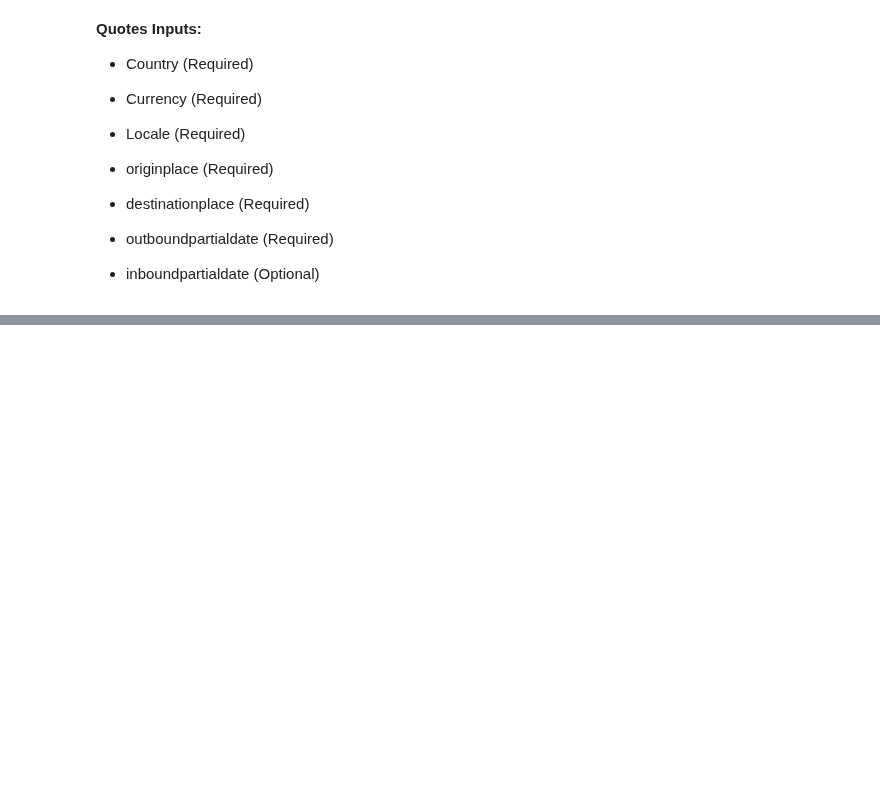
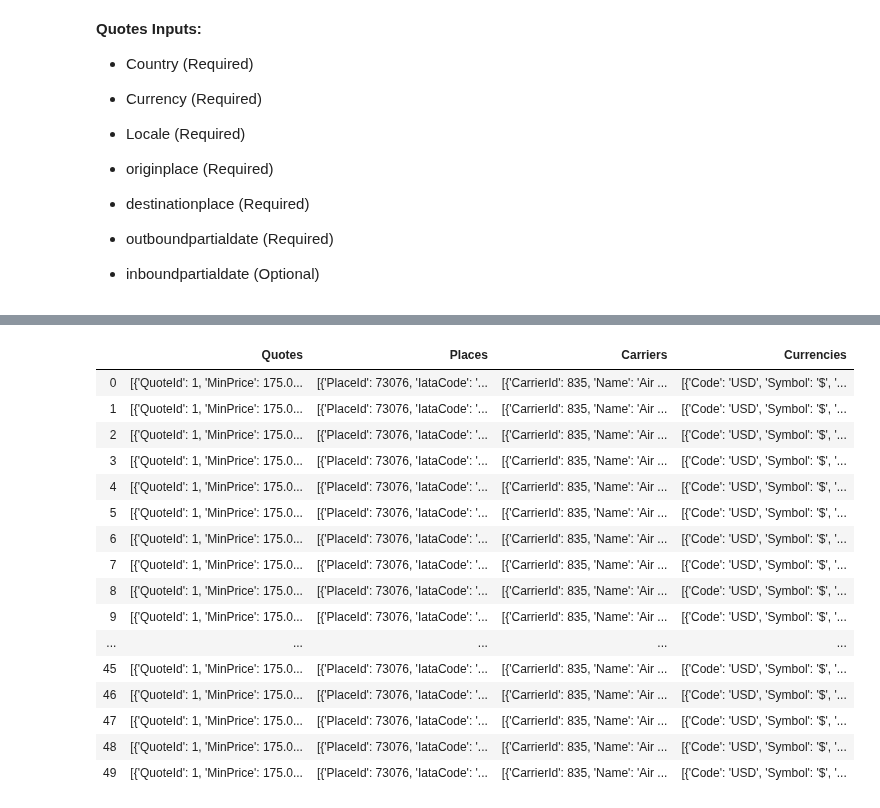
Before and after one commit to chriskuz/ga_capstone, a Jupyter notebook: code/plane_price_data_scrape.ipynb, the cells around one changed output, grey strips where cells are left out. Cells and saved outputs as stored; diff of their text form; code cells hidden in the pictures; blank space fills up the shorter version.

```diff
--- a/code/plane_price_data_scrape.ipynb
+++ b/code/plane_price_data_scrape.ipynb
@@ -174,0 +185,38 @@ print(response.text)
+# %%
+def get_prices(country, currency, locale, flight_data):
+    start_time = time.time() #epoch start time
+    output_list = []
+    count = 0
+
+
+    for k in range(len(flight_data['origin'])):
+        url = f"https://skyscanner-skyscanner-flight-search-v1.p.rapidapi.com/apiservices/browsequotes/v1.0/{country}/{currency}/{locale}/{flight_data.loc[k,'origin_IATA']}-sky/{flight_data.loc[k, 'destination_IATA']}-sky/{flight_data.loc[k, 'future_departures']}"
+
+        querystring = {"inboundpartialdate":"anytime"}
+
+        headers = {
+            'x-rapidapi-host': host_name,
+            'x-rapidapi-key': apiKey
+        }
+
+        response = requests.get(url = url, headers=headers, params=querystring)
+        print(f"Getting the data for: (Origin: {flight_data.loc[k,'origin_IATA']}), (Destination: {flight_data.loc[k, 'destination_IATA']}), (For Date: {flight_data.loc[k, 'future_departures']}) ")
+        json_response = response.json()
+        output_list.append(json_response)
+        count = count + 1
+        if count <= 48:
+            continue
+        else:
+            print("Approaching request limit. Sleeping for 60 seconds....")
+            print(f"The request count index you are at is: {k}")
+            print(f"The size of the data file you are requesting off of is: {len(flight_data)} ")
+            print(f"This search is {(k/len(flight_data)) * 100} percent complete.")
+            print(f"Elapsed time is: {time.time() - start_time} seconds.")
+            time.sleep(60)
+            print("Conducting another request batch.")
+
+            count = 0
+    print(f"Elapsed time of process is: {time.time() - start_time}")
+    print(f"The start time was: {start_time}")
+    print(f"The end time is: {time.time()}")
+    return pd.DataFrame(output_list)
@@ -174,0 +249,2 @@ print(response.text)
+# %%
+test_list = get_prices('US', 'USD', 'en-US', flight_schedules)
@@ -175,3 +269,25 @@ print(response.text)
+# %%
+test_df = pd.DataFrame(test_list)
+# %%
+test_df
+# %% [output]
+|  | Quotes | Places | Carriers | Currencies |
+| 0 | [{'QuoteId': 1, 'MinPrice': 175.0... | [{'PlaceId': 73076, 'IataCode': '... | [{'CarrierId': 835, 'Name': 'Air ... | [{'Code': 'USD', 'Symbol': '$', '... |
+| 1 | [{'QuoteId': 1, 'MinPrice': 175.0... | [{'PlaceId': 73076, 'IataCode': '... | [{'CarrierId': 835, 'Name': 'Air ... | [{'Code': 'USD', 'Symbol': '$', '... |
+| 2 | [{'QuoteId': 1, 'MinPrice': 175.0... | [{'PlaceId': 73076, 'IataCode': '... | [{'CarrierId': 835, 'Name': 'Air ... | [{'Code': 'USD', 'Symbol': '$', '... |
+| 3 | [{'QuoteId': 1, 'MinPrice': 175.0... | [{'PlaceId': 73076, 'IataCode': '... | [{'CarrierId': 835, 'Name': 'Air ... | [{'Code': 'USD', 'Symbol': '$', '... |
+| 4 | [{'QuoteId': 1, 'MinPrice': 175.0... | [{'PlaceId': 73076, 'IataCode': '... | [{'CarrierId': 835, 'Name': 'Air ... | [{'Code': 'USD', 'Symbol': '$', '... |
+| 5 | [{'QuoteId': 1, 'MinPrice': 175.0... | [{'PlaceId': 73076, 'IataCode': '... | [{'CarrierId': 835, 'Name': 'Air ... | [{'Code': 'USD', 'Symbol': '$', '... |
+| 6 | [{'QuoteId': 1, 'MinPrice': 175.0... | [{'PlaceId': 73076, 'IataCode': '... | [{'CarrierId': 835, 'Name': 'Air ... | [{'Code': 'USD', 'Symbol': '$', '... |
+| 7 | [{'QuoteId': 1, 'MinPrice': 175.0... | [{'PlaceId': 73076, 'IataCode': '... | [{'CarrierId': 835, 'Name': 'Air ... | [{'Code': 'USD', 'Symbol': '$', '... |
+| 8 | [{'QuoteId': 1, 'MinPrice': 175.0... | [{'PlaceId': 73076, 'IataCode': '... | [{'CarrierId': 835, 'Name': 'Air ... | [{'Code': 'USD', 'Symbol': '$', '... |
+| 9 | [{'QuoteId': 1, 'MinPrice': 175.0... | [{'PlaceId': 73076, 'IataCode': '... | [{'CarrierId': 835, 'Name': 'Air ... | [{'Code': 'USD', 'Symbol': '$', '... |
+| ... | ... | ... | ... | ... |
+| 45 | [{'QuoteId': 1, 'MinPrice': 175.0... | [{'PlaceId': 73076, 'IataCode': '... | [{'CarrierId': 835, 'Name': 'Air ... | [{'Code': 'USD', 'Symbol': '$', '... |
+| 46 | [{'QuoteId': 1, 'MinPrice': 175.0... | [{'PlaceId': 73076, 'IataCode': '... | [{'CarrierId': 835, 'Name': 'Air ... | [{'Code': 'USD', 'Symbol': '$', '... |
+| 47 | [{'QuoteId': 1, 'MinPrice': 175.0... | [{'PlaceId': 73076, 'IataCode': '... | [{'CarrierId': 835, 'Name': 'Air ... | [{'Code': 'USD', 'Symbol': '$', '... |
+| 48 | [{'QuoteId': 1, 'MinPrice': 175.0... | [{'PlaceId': 73076, 'IataCode': '... | [{'CarrierId': 835, 'Name': 'Air ... | [{'Code': 'USD', 'Symbol': '$', '... |
+| 49 | [{'QuoteId': 1, 'MinPrice': 175.0... | [{'PlaceId': 73076, 'IataCode': '... | [{'CarrierId': 835, 'Name': 'Air ... | [{'Code': 'USD', 'Symbol': '$', '... |
 # %%
 response_json = response.json()
 # %%
```
Also changed, not shown: parts of 12 cells of this notebook.
